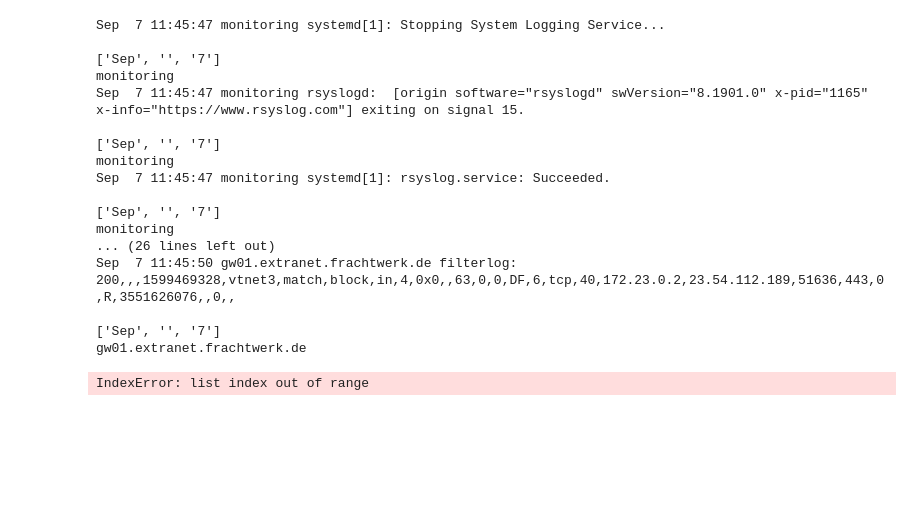
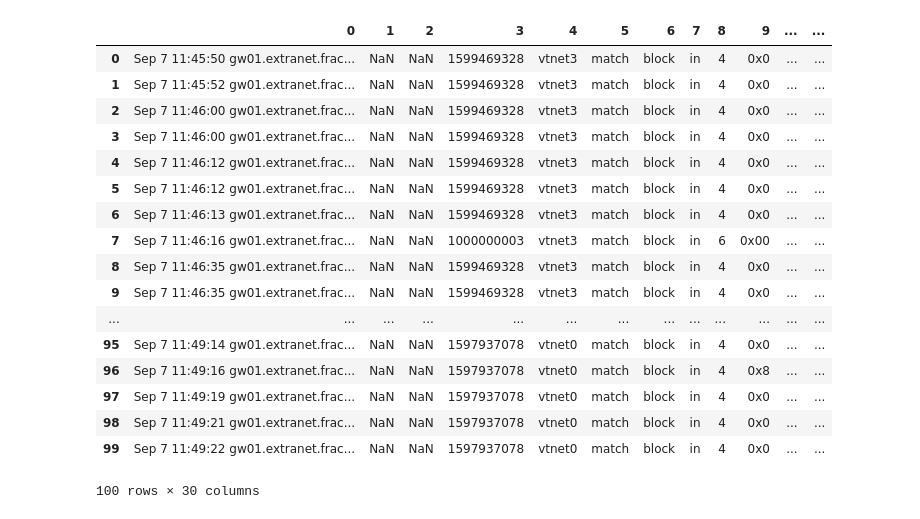
Before and after one commit to jonasfaehrmann/2021-05-08-Group-6-Log-Analysis-Source, a Jupyter notebook: describe_port.ipynb, the cells around one changed output. Cells and saved outputs as stored; diff of their text form; code cells hidden in the pictures; blank space fills up the shorter version.

```diff
--- a/describe_port.ipynb
+++ b/describe_port.ipynb
@@ -1,47 +1,26 @@
-# %%
-import pandas as pd
-
-import json
-
-path="/Users/denakarimi/Desktop/WS20:21/BDA/pfsense.log"
-
-log_data=open(path,'r')
-result={}
-i=0
-for line in log_data:
-    print(line)
-    columns = line.split(',') #or w/e you're delimiter/separator is
-    data={}
-    for c in columns:
-        timestamp = c.split(' ')[0:3]
-        hostname=c.split(' ')[4]
-        filterlog=c.split(' ')[5]
-        print(timestamp)
-        print(hostname)
-        data[key]=value
-    result[i]=data
-    i+=1
-j=json.dumps(result)
-
-df=pd.read_json(j, orient='index')
-
-print (df.head)
-# %% [output]
-Sep  7 11:45:47 monitoring systemd[1]: Stopping System Logging Service...
-
-['Sep', '', '7']
-monitoring
-Sep  7 11:45:47 monitoring rsyslogd:  [origin software="rsyslogd" swVersion="8.1901.0" x-pid="1165" x-info="https://www.rsyslog.com"] exiting on signal 15.
-
-['Sep', '', '7']
-monitoring
-Sep  7 11:45:47 monitoring systemd[1]: rsyslog.service: Succeeded.
-
-['Sep', '', '7']
-monitoring
-... (26 lines left out)
-Sep  7 11:45:50 gw01.extranet.frachtwerk.de filterlog: 200,,,1599469328,vtnet3,match,block,in,4,0x0,,63,0,0,DF,6,tcp,40,172.23.0.2,23.54.112.189,51636,443,0,R,3551626076,,0,,
-
-['Sep', '', '7']
-gw01.extranet.frachtwerk.de
-IndexError: list index out of range
+# %%
+# grep -i "gw01.extranet.frachtwerk.de filterlog" pfsense.log > pfsense.csv
+import pandas
+
+df = pandas.read_csv("/Users/denakarimi/Desktop/WS20:21/BDA/pfsense.csv", sep=',', header=None, names=range(30))
+
+df.head(100)
+# %% [output]
+|  | 0 | 1 | 2 | 3 | 4 | 5 | 6 | 7 | 8 | 9 | ... | ... |
+| 0 | Sep 7 11:45:50 gw01.extranet.frac... | NaN | NaN | 1599469328 | vtnet3 | match | block | in | 4 | 0x0 | ... | ... |
+| 1 | Sep 7 11:45:52 gw01.extranet.frac... | NaN | NaN | 1599469328 | vtnet3 | match | block | in | 4 | 0x0 | ... | ... |
+| 2 | Sep 7 11:46:00 gw01.extranet.frac... | NaN | NaN | 1599469328 | vtnet3 | match | block | in | 4 | 0x0 | ... | ... |
+| 3 | Sep 7 11:46:00 gw01.extranet.frac... | NaN | NaN | 1599469328 | vtnet3 | match | block | in | 4 | 0x0 | ... | ... |
+| 4 | Sep 7 11:46:12 gw01.extranet.frac... | NaN | NaN | 1599469328 | vtnet3 | match | block | in | 4 | 0x0 | ... | ... |
+| 5 | Sep 7 11:46:12 gw01.extranet.frac... | NaN | NaN | 1599469328 | vtnet3 | match | block | in | 4 | 0x0 | ... | ... |
+| 6 | Sep 7 11:46:13 gw01.extranet.frac... | NaN | NaN | 1599469328 | vtnet3 | match | block | in | 4 | 0x0 | ... | ... |
+| 7 | Sep 7 11:46:16 gw01.extranet.frac... | NaN | NaN | 1000000003 | vtnet3 | match | block | in | 6 | 0x00 | ... | ... |
+| 8 | Sep 7 11:46:35 gw01.extranet.frac... | NaN | NaN | 1599469328 | vtnet3 | match | block | in | 4 | 0x0 | ... | ... |
+| 9 | Sep 7 11:46:35 gw01.extranet.frac... | NaN | NaN | 1599469328 | vtnet3 | match | block | in | 4 | 0x0 | ... | ... |
+| ... | ... | ... | ... | ... | ... | ... | ... | ... | ... | ... | ... | ... |
+| 95 | Sep 7 11:49:14 gw01.extranet.frac... | NaN | NaN | 1597937078 | vtnet0 | match | block | in | 4 | 0x0 | ... | ... |
+| 96 | Sep 7 11:49:16 gw01.extranet.frac... | NaN | NaN | 1597937078 | vtnet0 | match | block | in | 4 | 0x8 | ... | ... |
+| 97 | Sep 7 11:49:19 gw01.extranet.frac... | NaN | NaN | 1597937078 | vtnet0 | match | block | in | 4 | 0x0 | ... | ... |
+| 98 | Sep 7 11:49:21 gw01.extranet.frac... | NaN | NaN | 1597937078 | vtnet0 | match | block | in | 4 | 0x0 | ... | ... |
+| 99 | Sep 7 11:49:22 gw01.extranet.frac... | NaN | NaN | 1597937078 | vtnet0 | match | block | in | 4 | 0x0 | ... | ... |
+100 rows × 30 columns
```
Also changed, not shown: parts of 3 cells of this notebook.
